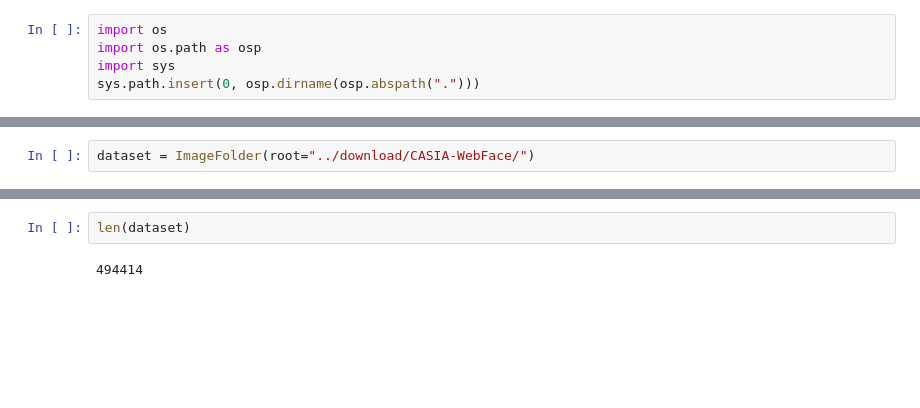
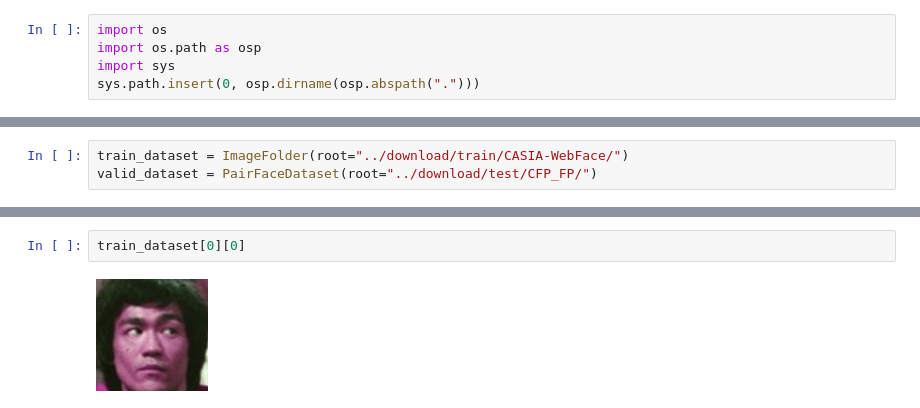
Before and after one commit to eric8607242/Face_Recognition_example, a Jupyter notebook: notebook/data-analysis.ipynb, the cells around one changed output, grey strips where cells are left out. Drawn from its saved outputs; the diff is of its cells as text; blank space fills up the shorter version.

Commit message:
Finish training script & evaluation

```diff
--- a/notebook/data-analysis.ipynb
+++ b/notebook/data-analysis.ipynb
@@ -21,2 +19,3 @@ The autoreload extension is already loaded. To reload it, use:
 # %%
-dataset = ImageFolder(root="../download/CASIA-WebFace/")
+train_dataset = ImageFolder(root="../download/train/CASIA-WebFace/")
+valid_dataset = PairFaceDataset(root="../download/test/CFP_FP/")
@@ -43,4 +22,4 @@ dir(dataset)
-# %%
-len(dataset)
-# %% [output]
-494414
+# %%
+train_dataset[0][0]
+# %% [output]
+[figure, added]
```
Also changed, not shown: parts of 3 cells of this notebook, 7 other files.
